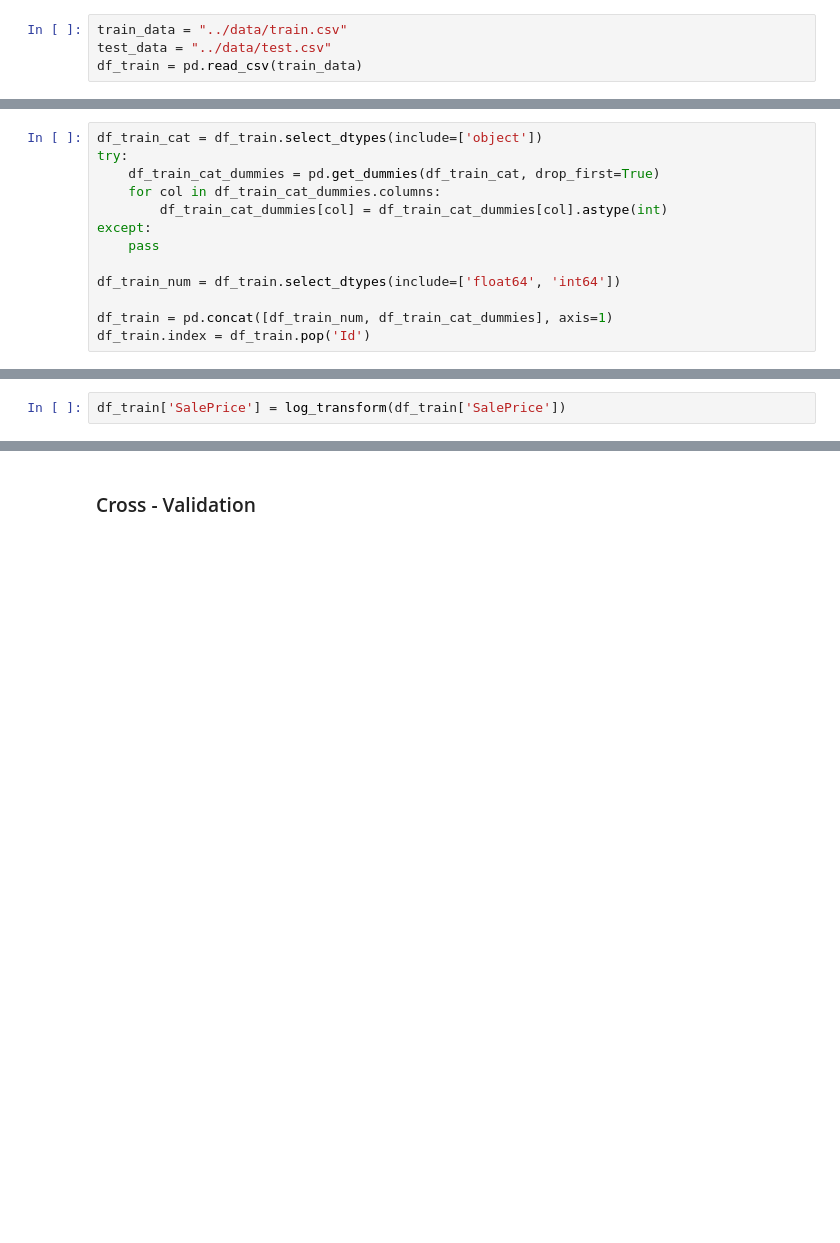
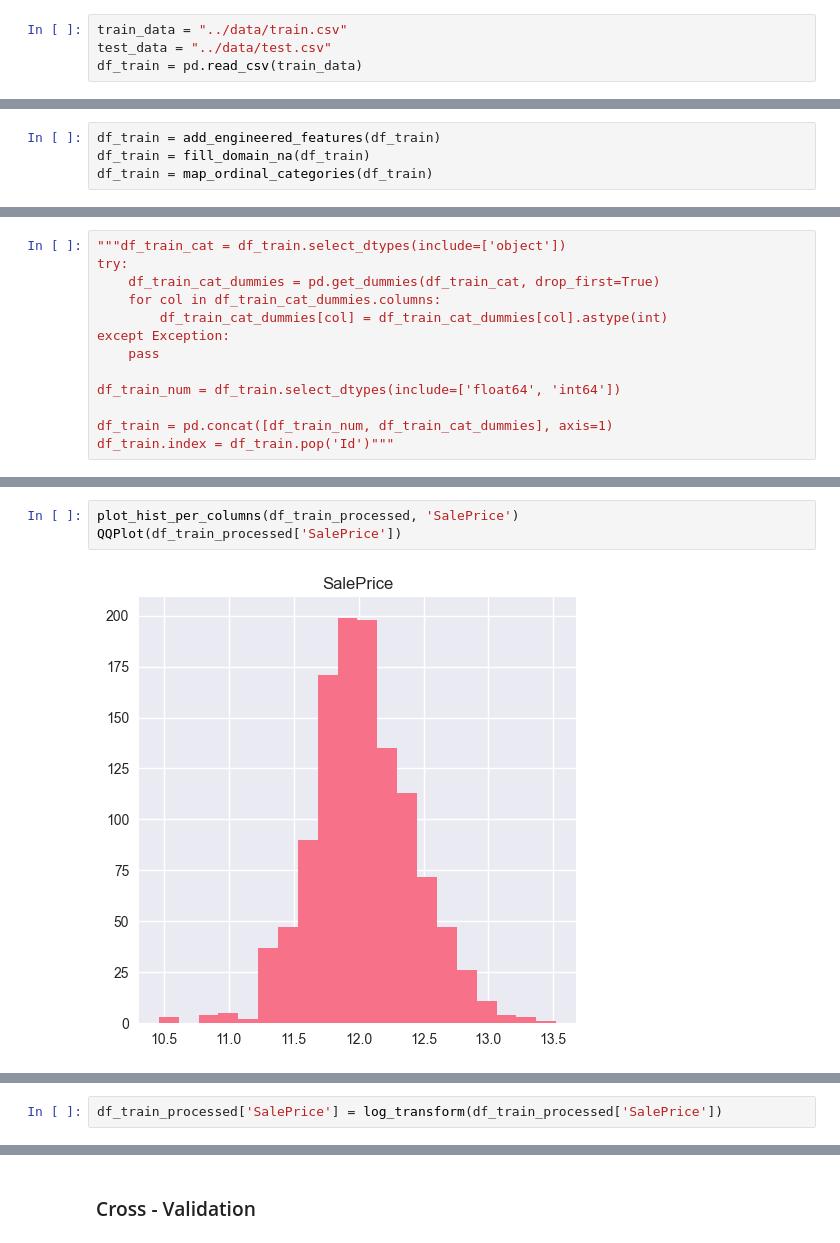
Before and after one commit to A01750658/retoCasas, a Jupyter notebook: notebooks/final.ipynb, the cells around one changed output, grey strips where cells are left out. Cells and saved outputs as stored; diff of their text form; blank space fills up the shorter version.

```diff
--- a/notebooks/final.ipynb
+++ b/notebooks/final.ipynb
@@ -55,0 +34,4 @@ Index(['Alley', 'PoolQC', 'Fence', 'MiscFeature'], dtype='object')
+# %%
+df_train = add_engineered_features(df_train)
+df_train = fill_domain_na(df_train)
+df_train = map_ordinal_categories(df_train)
@@ -56,13 +40,13 @@ Index(['Alley', 'PoolQC', 'Fence', 'MiscFeature'], dtype='object')
 # %%
-df_train_cat = df_train.select_dtypes(include=['object'])
+"""df_train_cat = df_train.select_dtypes(include=['object'])
 try:
     df_train_cat_dummies = pd.get_dummies(df_train_cat, drop_first=True)
     for col in df_train_cat_dummies.columns:
         df_train_cat_dummies[col] = df_train_cat_dummies[col].astype(int)
-except:
+except Exception:
     pass
 
 df_train_num = df_train.select_dtypes(include=['float64', 'int64'])
 
 df_train = pd.concat([df_train_num, df_train_cat_dummies], axis=1)
-df_train.index = df_train.pop('Id')
+df_train.index = df_train.pop('Id')"""
@@ -68,0 +84,5 @@ df_train.index = df_train.pop('Id')
+# %%
+plot_hist_per_columns(df_train_processed, 'SalePrice')
+QQPlot(df_train_processed['SalePrice'])
+# %% [output]
+[figure, added]
@@ -69,2 +90,2 @@ df_train.index = df_train.pop('Id')
 # %%
-df_train['SalePrice'] = log_transform(df_train['SalePrice'])
+df_train_processed['SalePrice'] = log_transform(df_train_processed['SalePrice'])
```
Also changed, not shown: parts of 36 cells of this notebook, 5 other files.
